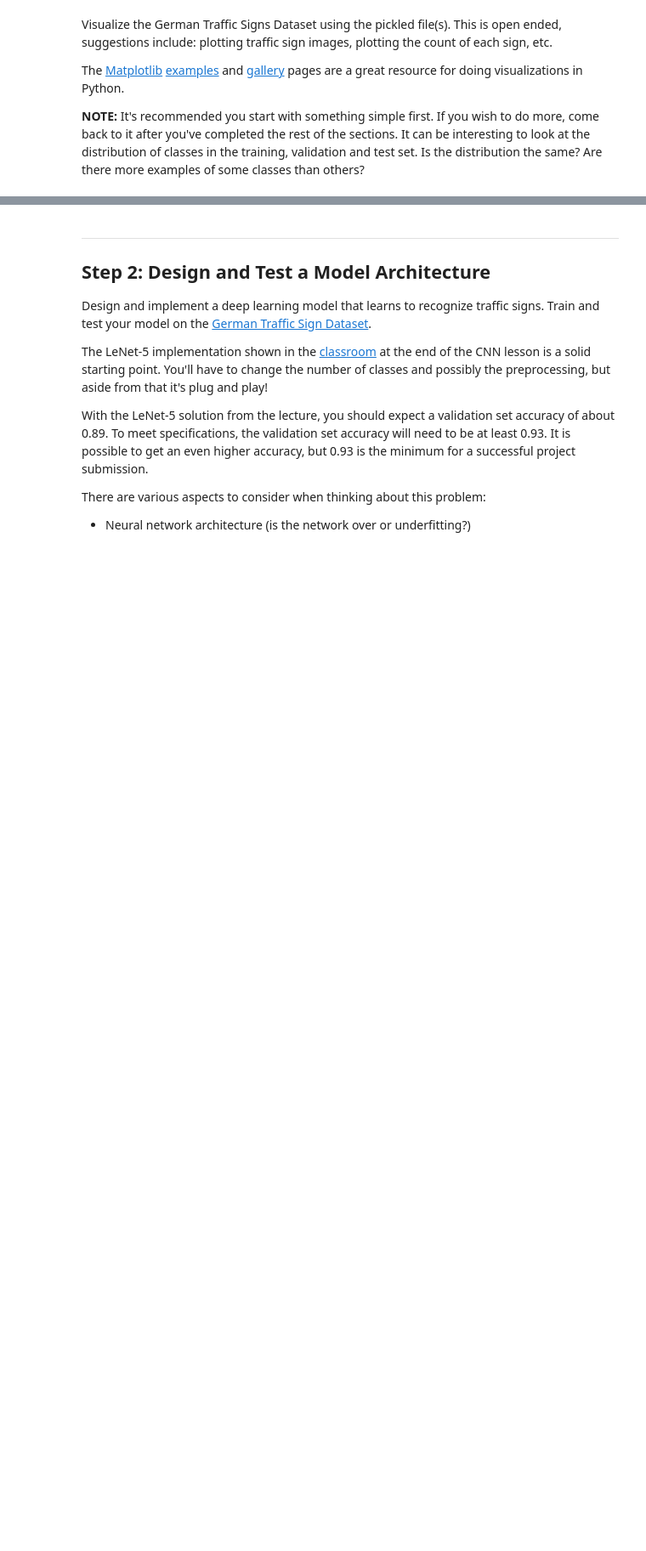
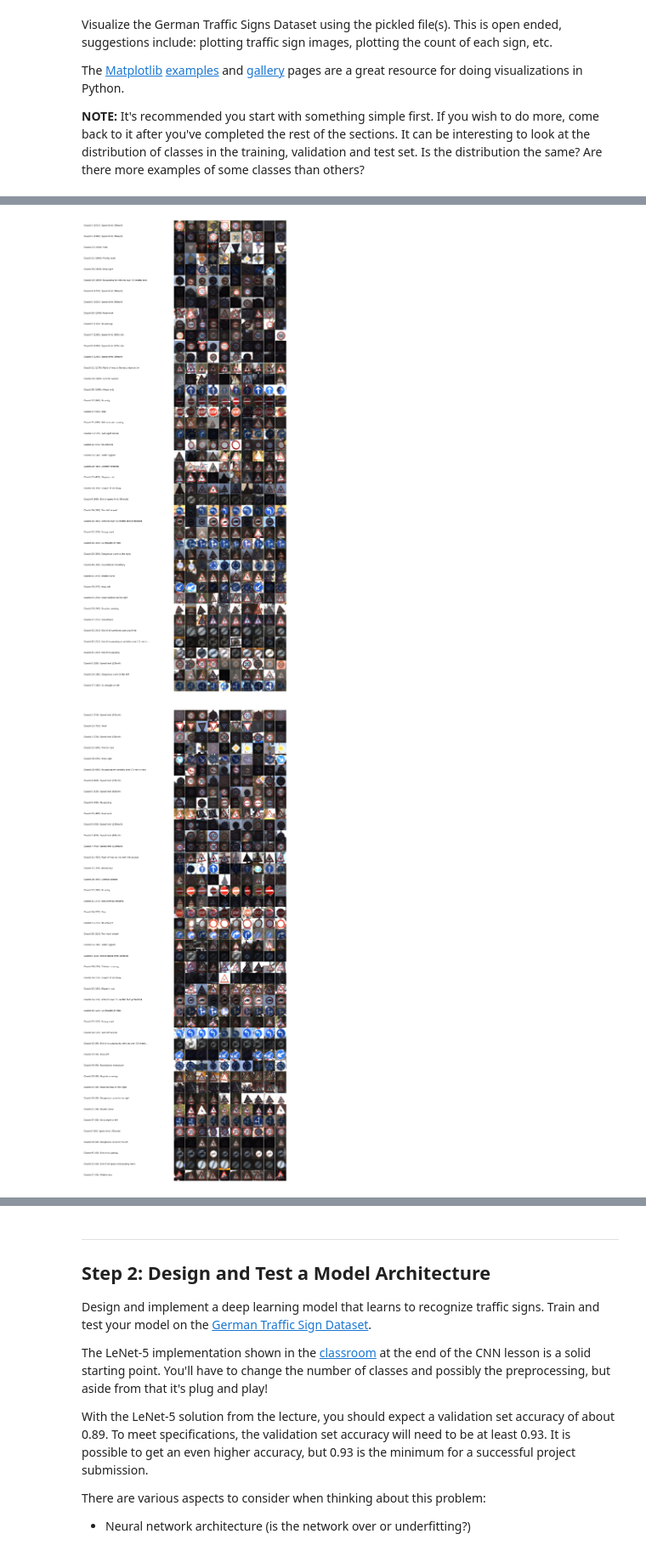
Before and after one commit to stevenwudi/CarND-Traffic-Sign-Classifier-Project, a Jupyter notebook: Traffic_Sign_Classifier.ipynb, the cells around one changed output, grey strips where cells are left out. Shown at 85% size. Cells and saved outputs as stored; diff of their text form; code cells hidden in the pictures; blank space fills up the shorter version.

```diff
--- a/Traffic_Sign_Classifier.ipynb
+++ b/Traffic_Sign_Classifier.ipynb
@@ -102,0 +281,58 @@ plt.imshow(X_train[210])
+# %%
+from tqdm import tqdm
+import time
+from matplotlib import gridspec
+
+def draw_sample_labelsets(datasettxt, sortedlabels, labeldata, dataset, n_samples=10, cmap=None):
+
+    n_labels = len(sortedlabels)
+
+    # size of each sample
+    fig = plt.figure(figsize=(n_samples*1.8, n_labels))
+    w_ratios = [1 for n in range(n_samples)]
+    w_ratios[:0] = [int(n_samples*0.8)]
+    h_ratios = [1 for n in range(n_labels)]
+
+    # gridspec
+    time.sleep(1) # wait for 1 second for the previous print to appear!
+    grid = gridspec.GridSpec(n_labels, n_samples+1, wspace=0.0, hspace=0.0, width_ratios=w_ratios, height_ratios=h_ratios)
+    labelset_pbar = tqdm(range(n_labels), desc=datasettxt, unit='labels')
+    for a in labelset_pbar:
+        classId = labeldata[str(sortedlabels[n_labels-a-1])]['label']
+        description = classLabelList[classLabelList.ClassId==classId].SignName.to_string(header=False,index=False)
+        count = labeldata[str(sortedlabels[n_labels-a-1])]['count']
+        for b in range(n_samples+1):
+            i = a*(n_samples+1) + b
+            ax = plt.Subplot(fig, grid[i])
+            if b == 0:
+                ax.annotate('ClassId %d (%d): %s'%(classId, count, description), xy=(0,0), xytext=(0.0,0.5))
+                ax.set_xticks([])
+                ax.set_yticks([])
+                fig.add_subplot(ax)
+            else:
+                random_i = np.random.choice(labeldata[str(sortedlabels[n_labels-a-1])]['samples'])
+                image = dataset[random_i]
+                if cmap == None:
+                    ax.imshow(image)
+                else:
+                    # yuv = cv2.split(image)
+                    # ax.imshow(yuv[0], cmap=cmap)
+                    ax.imshow(image, cmap=cmap)
+                ax.set_xticks([])
+                ax.set_yticks([])
+                fig.add_subplot(ax)
+
+        # hide the borders\
+        if a == (n_labels-1):
+            all_axes = fig.get_axes()
+            for ax in all_axes:
+                for sp in ax.spines.values():
+                    sp.set_visible(False)
+
+    plt.show()
+
+draw_sample_labelsets('Train set sample images (RGB)', train_sortedLabels, train_labelInfo, X_train)
+draw_sample_labelsets('Test set sample images (RGB)', test_sortedLabels, test_labelInfo, X_test)
+# %% [output]
+[figure, added]
+[figure, added]
```
Also changed, not shown: parts of 23 cells of this notebook, 20 other files.
